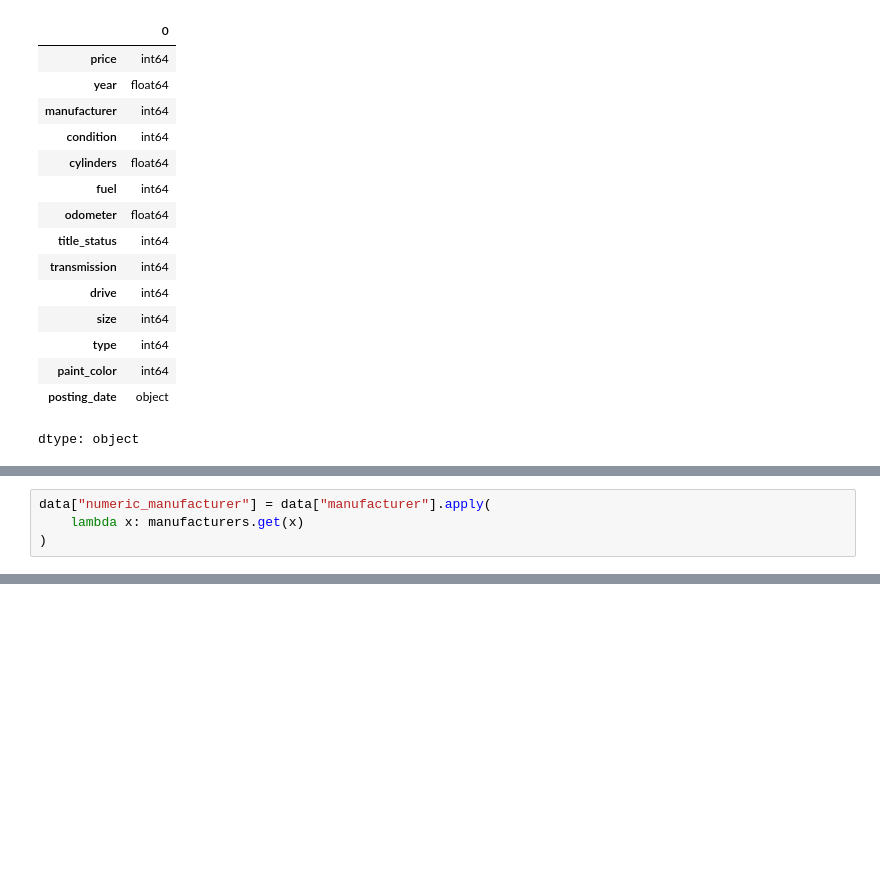
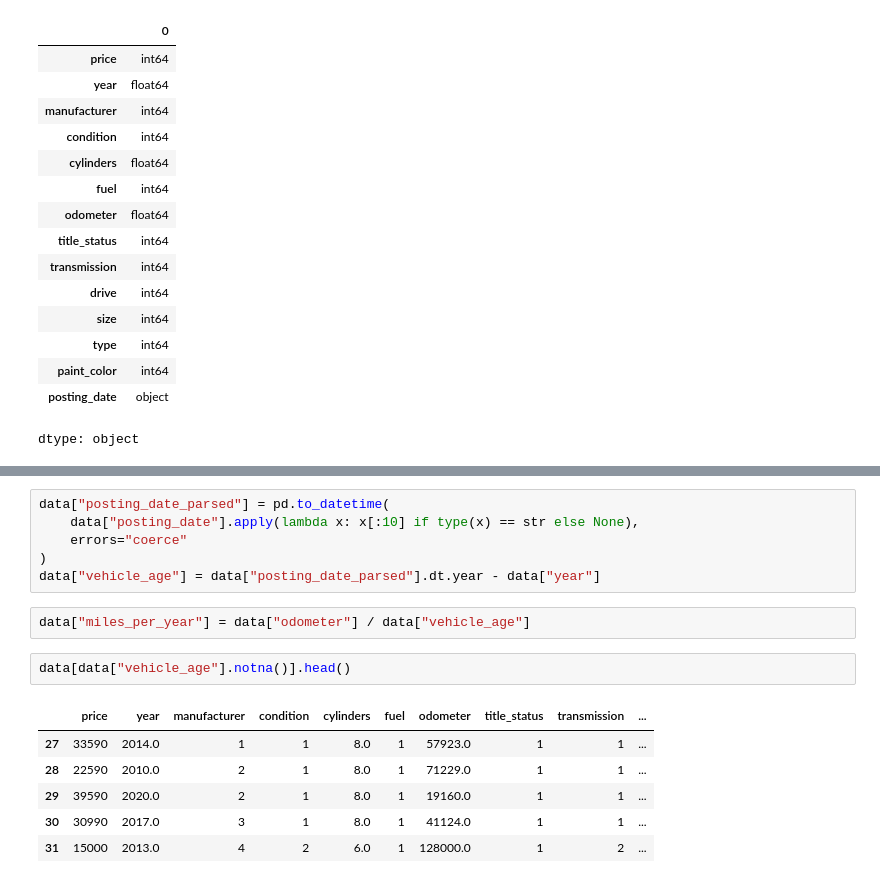
Before and after one commit to wetherc/data-2000, a Jupyter notebook: labs/040_linear-models-lab.ipynb, the cells around one changed output, grey strips where cells are left out. Drawn from its saved outputs; the diff is of its cells as text; blank space fills up the shorter version.

```diff
--- a/labs/040_linear-models-lab.ipynb
+++ b/labs/040_linear-models-lab.ipynb
@@ -538,4 +519,0 @@ dtype: object
-# %%
-data["numeric_manufacturer"] = data["manufacturer"].apply(
-    lambda x: manufacturers.get(x)
-)
@@ -571,0 +530,17 @@ data.loc[data["odometer"] <= 250000, :].head()
+# %%
+data["posting_date_parsed"] = pd.to_datetime(
+    data["posting_date"].apply(lambda x: x[:10] if type(x) == str else None),
+    errors="coerce"
+)
+data["vehicle_age"] = data["posting_date_parsed"].dt.year - data["year"]
+# %%
+data["miles_per_year"] = data["odometer"] / data["vehicle_age"]
+# %%
+data[data["vehicle_age"].notna()].head()
+# %% [output]
+|  | price | year | manufacturer | condition | cylinders | fuel | odometer | title_status | transmission | ... |
+| 27 | 33590 | 2014.0 | 1 | 1 | 8.0 | 1 | 57923.0 | 1 | 1 | ... |
+| 28 | 22590 | 2010.0 | 2 | 1 | 8.0 | 1 | 71229.0 | 1 | 1 | ... |
+| 29 | 39590 | 2020.0 | 2 | 1 | 8.0 | 1 | 19160.0 | 1 | 1 | ... |
+| 30 | 30990 | 2017.0 | 3 | 1 | 8.0 | 1 | 41124.0 | 1 | 1 | ... |
+| 31 | 15000 | 2013.0 | 4 | 2 | 6.0 | 1 | 128000.0 | 1 | 2 | ... |
```
Also changed, not shown: parts of 15 cells of this notebook.
